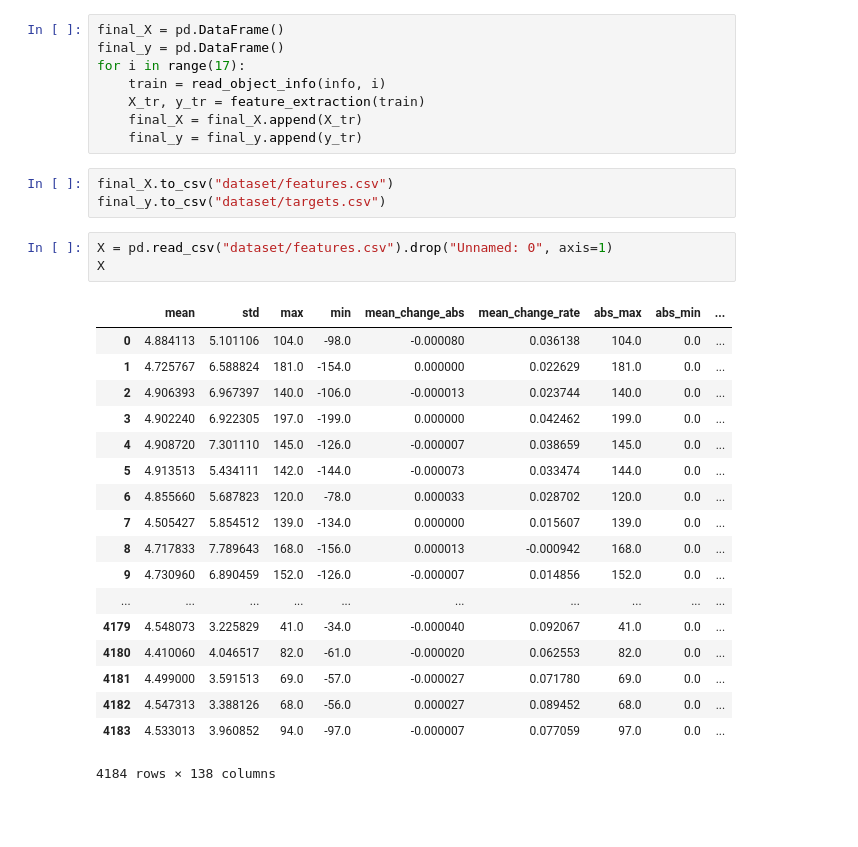
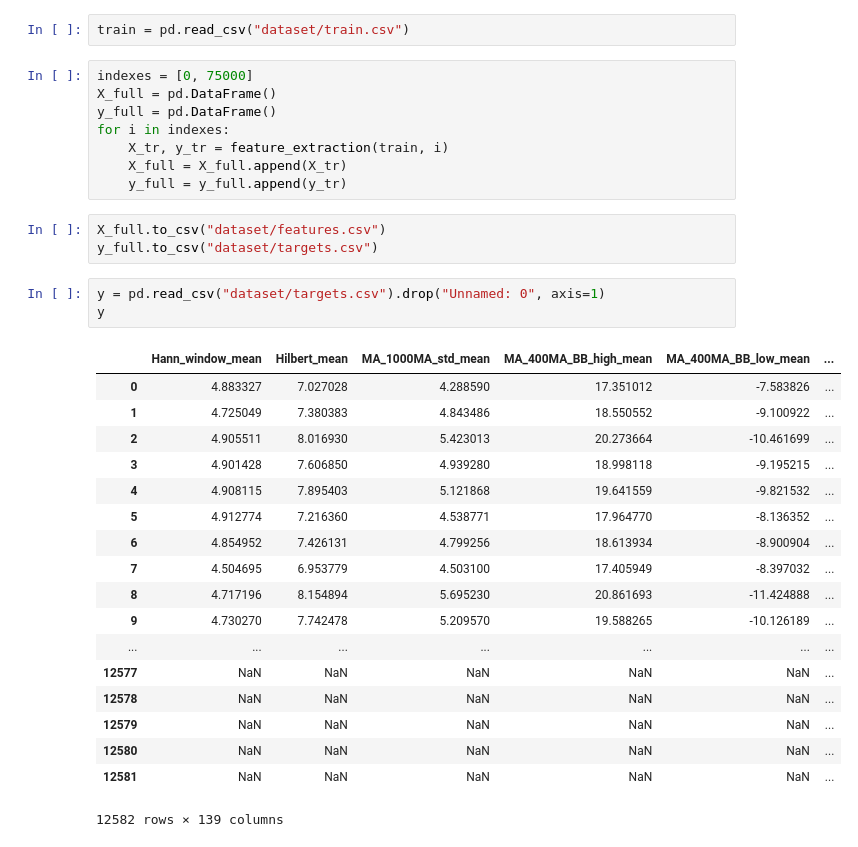
Before and after one commit to billstam12/LANL, a Jupyter notebook: Feature Extraction.ipynb, the cells around one changed output. Saved outputs shown, nothing was run; the diff lists cells and outputs as text; blank space fills up the shorter version.

```diff
--- a/Feature Extraction.ipynb
+++ b/Feature Extraction.ipynb
@@ -198,36 +199,38 @@ def feature_extraction(raw_data):
             X_tr.loc[segment, 'av_change_rate_roll_mean_' + str(windows)] = np.mean(np.nonzero((np.diff(x_roll_mean) / x_roll_mean[:-1]))[0])
             X_tr.loc[segment, 'abs_max_roll_mean_' + str(windows)] = np.abs(x_roll_mean).max()
     return X_tr, y_tr
+# %%
+train = pd.read_csv("dataset/train.csv")
 # %%
-final_X = pd.DataFrame()
-final_y = pd.DataFrame()
-for i in range(17):
-    train = read_object_info(info, i)
-    X_tr, y_tr = feature_extraction(train)
-    final_X = final_X.append(X_tr)
-    final_y = final_y.append(y_tr)
+indexes = [0, 75000]
+X_full = pd.DataFrame()
+y_full = pd.DataFrame()
+for i in indexes:
+    X_tr, y_tr = feature_extraction(train, i)
+    X_full = X_full.append(X_tr)
+    y_full = y_full.append(y_tr)
 # %%
-final_X.to_csv("dataset/features.csv")
-final_y.to_csv("dataset/targets.csv")
+X_full.to_csv("dataset/features.csv")
+y_full.to_csv("dataset/targets.csv")
 # %%
-X = pd.read_csv("dataset/features.csv").drop("Unnamed: 0", axis=1)
-X
+y = pd.read_csv("dataset/targets.csv").drop("Unnamed: 0", axis=1)
+y
 # %% [output]
-|  | mean | std | max | min | mean_change_abs | mean_change_rate | abs_max | abs_min | ... |
-| 0 | 4.884113 | 5.101106 | 104.0 | -98.0 | -0.000080 | 0.036138 | 104.0 | 0.0 | ... |
-| 1 | 4.725767 | 6.588824 | 181.0 | -154.0 | 0.000000 | 0.022629 | 181.0 | 0.0 | ... |
-| 2 | 4.906393 | 6.967397 | 140.0 | -106.0 | -0.000013 | 0.023744 | 140.0 | 0.0 | ... |
-| 3 | 4.902240 | 6.922305 | 197.0 | -199.0 | 0.000000 | 0.042462 | 199.0 | 0.0 | ... |
-| 4 | 4.908720 | 7.301110 | 145.0 | -126.0 | -0.000007 | 0.038659 | 145.0 | 0.0 | ... |
-| 5 | 4.913513 | 5.434111 | 142.0 | -144.0 | -0.000073 | 0.033474 | 144.0 | 0.0 | ... |
-| 6 | 4.855660 | 5.687823 | 120.0 | -78.0 | 0.000033 | 0.028702 | 120.0 | 0.0 | ... |
-| 7 | 4.505427 | 5.854512 | 139.0 | -134.0 | 0.000000 | 0.015607 | 139.0 | 0.0 | ... |
-| 8 | 4.717833 | 7.789643 | 168.0 | -156.0 | 0.000013 | -0.000942 | 168.0 | 0.0 | ... |
-| 9 | 4.730960 | 6.890459 | 152.0 | -126.0 | -0.000007 | 0.014856 | 152.0 | 0.0 | ... |
-| ... | ... | ... | ... | ... | ... | ... | ... | ... | ... |
-| 4179 | 4.548073 | 3.225829 | 41.0 | -34.0 | -0.000040 | 0.092067 | 41.0 | 0.0 | ... |
-| 4180 | 4.410060 | 4.046517 | 82.0 | -61.0 | -0.000020 | 0.062553 | 82.0 | 0.0 | ... |
-| 4181 | 4.499000 | 3.591513 | 69.0 | -57.0 | -0.000027 | 0.071780 | 69.0 | 0.0 | ... |
-| 4182 | 4.547313 | 3.388126 | 68.0 | -56.0 | 0.000027 | 0.089452 | 68.0 | 0.0 | ... |
-| 4183 | 4.533013 | 3.960852 | 94.0 | -97.0 | -0.000007 | 0.077059 | 97.0 | 0.0 | ... |
+|  | Hann_window_mean | Hilbert_mean | MA_1000MA_std_mean | MA_400MA_BB_high_mean | MA_400MA_BB_low_mean | ... |
+| 0 | 4.883327 | 7.027028 | 4.288590 | 17.351012 | -7.583826 | ... |
+| 1 | 4.725049 | 7.380383 | 4.843486 | 18.550552 | -9.100922 | ... |
+| 2 | 4.905511 | 8.016930 | 5.423013 | 20.273664 | -10.461699 | ... |
+| 3 | 4.901428 | 7.606850 | 4.939280 | 18.998118 | -9.195215 | ... |
+| 4 | 4.908115 | 7.895403 | 5.121868 | 19.641559 | -9.821532 | ... |
+| 5 | 4.912774 | 7.216360 | 4.538771 | 17.964770 | -8.136352 | ... |
+| 6 | 4.854952 | 7.426131 | 4.799256 | 18.613934 | -8.900904 | ... |
+| 7 | 4.504695 | 6.953779 | 4.503100 | 17.405949 | -8.397032 | ... |
+| 8 | 4.717196 | 8.154894 | 5.695230 | 20.861693 | -11.424888 | ... |
+| 9 | 4.730270 | 7.742478 | 5.209570 | 19.588265 | -10.126189 | ... |
+| ... | ... | ... | ... | ... | ... | ... |
+| 12577 | NaN | NaN | NaN | NaN | NaN | ... |
+| 12578 | NaN | NaN | NaN | NaN | NaN | ... |
+| 12579 | NaN | NaN | NaN | NaN | NaN | ... |
+| 12580 | NaN | NaN | NaN | NaN | NaN | ... |
+| 12581 | NaN | NaN | NaN | NaN | NaN | ... |
-4184 rows × 138 columns
+12582 rows × 139 columns
```
Also changed, not shown: parts of 5 cells of this notebook, 4 other files.
